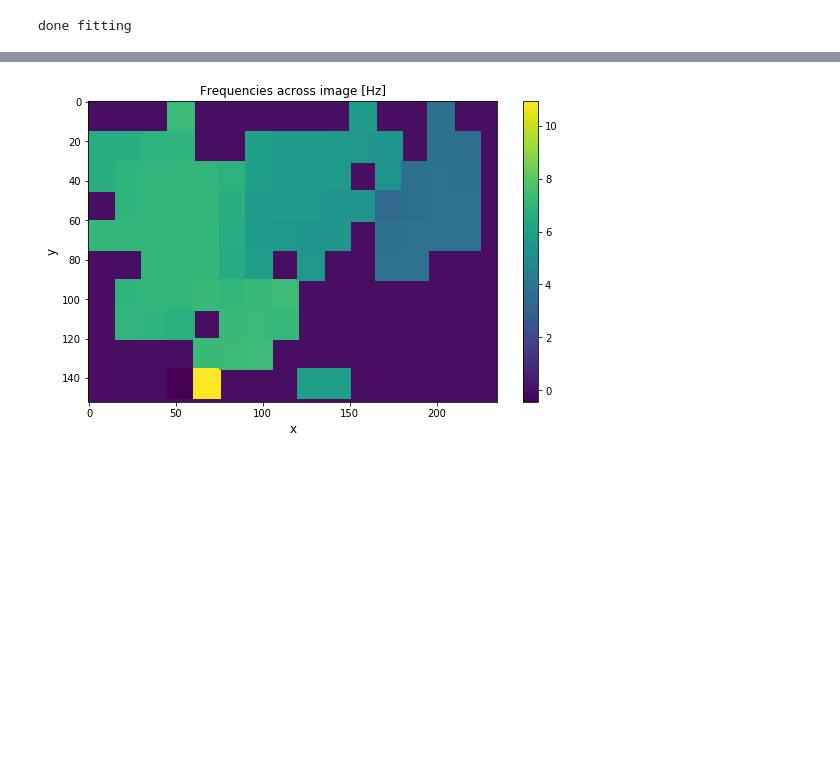
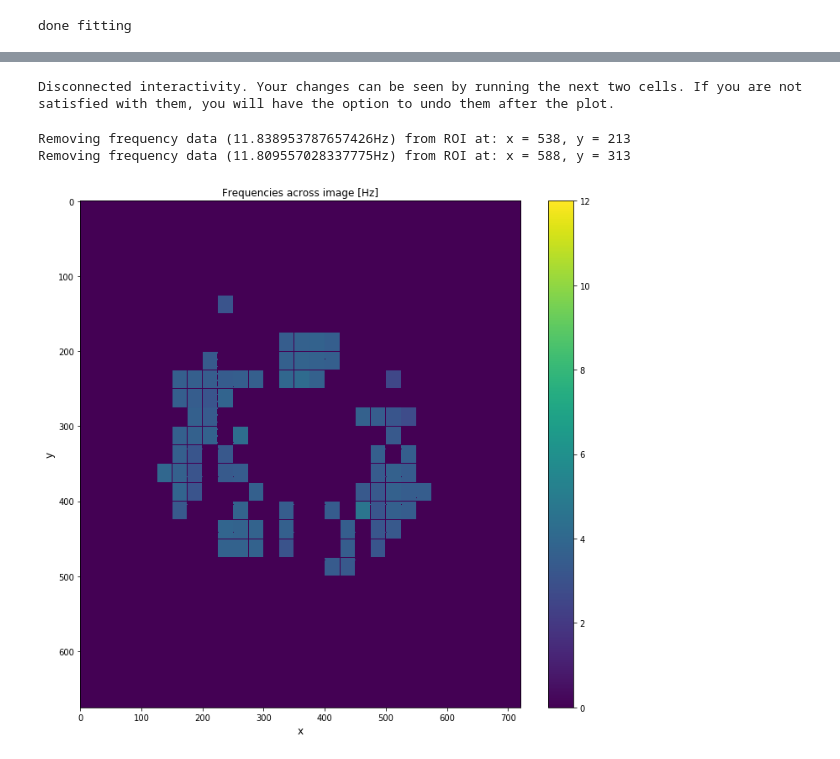
Before and after one commit to malinaiwanski/CBF, a Jupyter notebook: STICS_CBF.ipynb, the cells around one changed output, grey strips where cells are left out. Saved outputs shown, nothing was run; the diff lists cells and outputs as text; code cells hidden in the pictures; blank space fills up the shorter version.

Commit message:
added interactivity to remove erroneous frequencies

```diff
--- a/STICS_CBF.ipynb
+++ b/STICS_CBF.ipynb
@@ -33,3 +33,10 @@ zallplot = False
+# %%
+# options
+zsave = True
+zplot = True
+zallplot = False # also plots all the correlation profiles and shows fits; useful for testing
+zfixfreqscale = True # you can set the fixed frequency scale (used for plotting only) in the next cell
+zinteractive = True # allows you to interactively remove ROIs in the frequency map that you think were assigned/fit incorrectly
 # %%
 # metadata
 x_pixel_size = 0.116  # um
@@ -53,9 +60,19 @@ try:
     print('height of image: {0} pixels'.format(num_px_y))
 except ValueError:
     print('Please enter a valid number')
-min_cycle_length = 2 #5 # frames
+
+min_cycle_length = 2 #2 # frames
 max_cycle_length = 50 # frames; must be less than or equal number used in Fiji script
-roi_size = 15 # pixels; must match that used in Fiji script
+#roi_size = 15 # pixels; must match that used in Fiji script
+roi_size = input('Enter width/height of ROIs used to produce STICS map in FIJI in pixels: ') # pixels
+try:
+    roi_size = int(roi_size)
+    print('ROI size: {0} pixels'.format(roi_size))
+except ValueError:
+    print('Please enter a valid number. Defaulting to 15.')
+    roi_size = 15
 
 correlation_threshold = 0.05 #0.02 #
+min_freq = 0 #Hz
+max_freq = 12 #Hz
 # %% [output]
@@ -83,6 +102,7 @@ image_stack = np.empty(shape=(num_px_y,num_px_x))
 period_map = np.zeros(shape=(num_px_y,num_px_x))
 frequency_map = np.zeros(shape=(num_px_y,num_px_x))
 
+centers_of_rois = []
 frequency_list = []
 # %%
 def zslice_identifier(x):
@@ -288,36 +411,57 @@ done fitting
+# %%
+# disconnect interactivity
+if zinteractive == True:
+    fig.canvas.mpl_disconnect(cid)
+    print('Disconnected interactivity. Your changes can be seen by running the next two cells. If you are not satisfied with them, you will have the option to undo them after the plot.')
+# %% [output]
+Disconnected interactivity. Your changes can be seen by running the next two cells. If you are not satisfied with them, you will have the option to undo them after the plot.
+# %%
+rois = []
+freqs = []
+for i in range (1,len(pickable_artists)):
+    ydata,xdata = pickable_artists[i].get_data()
+    roi, center = define_roi(xdata, ydata)
+    rois.append(roi)
+    freqs.append(frequency_map[center[0],center[1]])
+    print('Removing frequency data (' + str(frequency_map[center[0],center[1]]) + 'Hz) from ROI at: x = ' + str(center[1]) + ', y = ' + str(center[0]))
+    remove_freq(roi[0], roi[1], center)
+    #print(roi[0])
+# %% [output]
+Removing frequency data (11.838953787657426Hz) from ROI at: x = 538, y = 213
+Removing frequency data (11.809557028337775Hz) from ROI at: x = 588, y = 313
 # %%
-if zplot == True:
+if zplot == True and zinteractive == True:
 
-    #%matplotlib inline
+    %matplotlib inline
 
     #plot of frequencies
-    img_height = 8
+    img_height = 10
     img_width = img_height*num_px_y/num_px_x
     fig, ax = plt.subplots(nrows=1, ncols=1, figsize=(img_height, img_width))
 
-    #print(np.nanmin(frequency_map))
-    #print(np.nanmax(frequency_map))
-    #color_lim = (np.amin(frequency_map),np.amax(frequency_map))
-    color_lim = (np.nanmin(frequency_map),np.nanmax(frequency_map))
+    if zfixfreqscale == False:
+        color_lim = (np.nanmin(new_freq_map),np.nanmax(new_freq_map))
+    else:
+        color_lim = (min_freq,max_freq)
 
-    ax.imshow(frequency_map, cmap='viridis', aspect='auto', interpolation='nearest',clim=(color_lim[0],color_lim[1]))
+    im = ax.imshow(new_freq_map, cmap='viridis', aspect='auto', interpolation='nearest',clim=(color_lim[0],color_lim[1]))
     ax.set_title("Frequencies across image [Hz]", fontsize=12)
     ax.set_ylabel("y", fontsize=12)
     ax.set_xlabel("x", fontsize=12)
-    pcm = ax.pcolormesh(frequency_map,norm = mpl.colors.Normalize(vmin=color_lim[0],vmax=color_lim[1]),cmap='viridis')
+    pcm = ax.pcolormesh(new_freq_map,norm = mpl.colors.Normalize(vmin=color_lim[0],vmax=color_lim[1]),cmap='viridis')
     fig.colorbar(pcm, ax=ax)
 
     plt.tight_layout()
 
     # save fig
     if zsave == True:
         #script_dir = os.path.abspath('..') #os.path.dirname('..')
         results_dir = os.path.join(directory, 'Results/')
-        file_name = 'Frequency_map_{}.png'.format(dt.datetime.now().strftime('%Y%m%d%H%M%S'))
+        file_name = 'Frequency_map_edited{}.png'.format(dt.datetime.now().strftime('%Y%m%d%H%M%S'))
         if not os.path.isdir(results_dir):
             os.makedirs(results_dir)
         plt.savefig(results_dir + file_name,dpi=130)
 
     plt.show()
 # %% [output]
-[figure, old version]
+[figure, new version]
```
Also changed, not shown: parts of 16 cells of this notebook.
